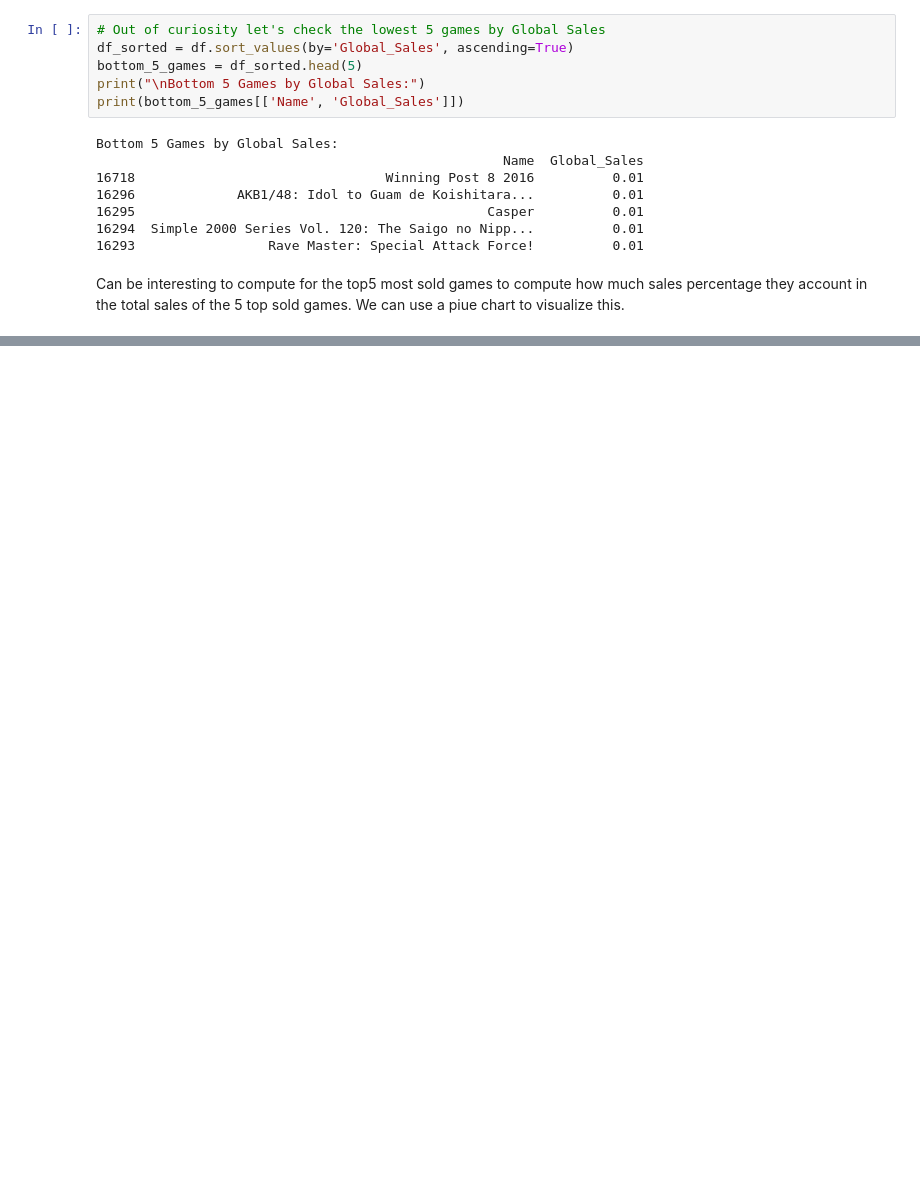
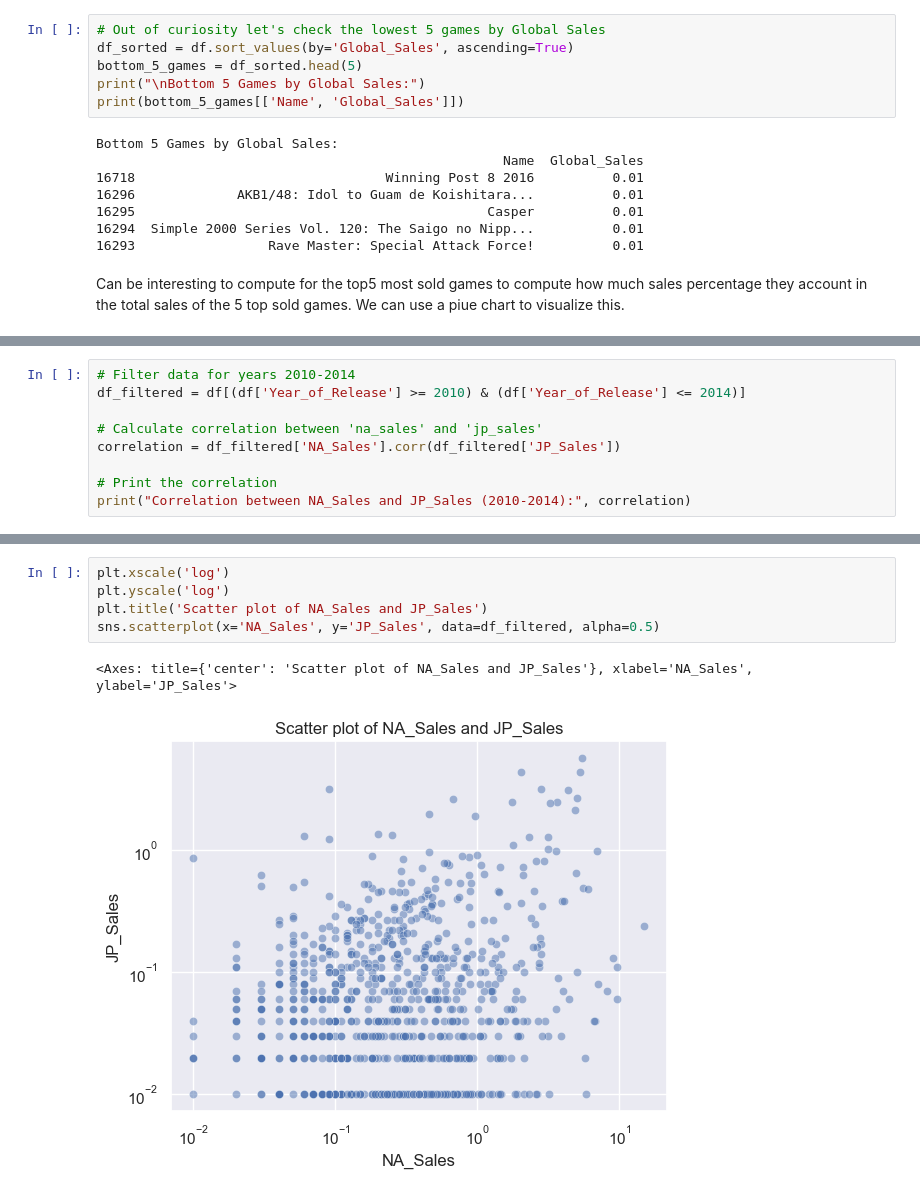
Before and after one commit to riccardopossier/Videogame_dataset, a Jupyter notebook: RiccardoPossieri_DPrepHDip_CA1.ipynb, the cells around one changed output, grey strips where cells are left out. Saved outputs shown, nothing was run; the diff lists cells and outputs as text; blank space fills up the shorter version.

```diff
--- a/RiccardoPossieri_DPrepHDip_CA1.ipynb
+++ b/RiccardoPossieri_DPrepHDip_CA1.ipynb
@@ -163,0 +174,9 @@ plt.pie(top5_sales_perc, labels=top_5_games['Name'].values, autopct='%1.1f%%');
+# %%
+# Filter data for years 2010-2014
+df_filtered = df[(df['Year_of_Release'] >= 2010) & (df['Year_of_Release'] <= 2014)]
+
+# Calculate correlation between 'na_sales' and 'jp_sales'
+correlation = df_filtered['NA_Sales'].corr(df_filtered['JP_Sales'])
+
+# Print the correlation
+print("Correlation between NA_Sales and JP_Sales (2010-2014):", correlation)
@@ -163,0 +191,8 @@ plt.pie(top5_sales_perc, labels=top_5_games['Name'].values, autopct='%1.1f%%');
+# %%
+plt.xscale('log')
+plt.yscale('log')
+plt.title('Scatter plot of NA_Sales and JP_Sales')
+sns.scatterplot(x='NA_Sales', y='JP_Sales', data=df_filtered, alpha=0.5)
+# %% [output]
+<Axes: title={'center': 'Scatter plot of NA_Sales and JP_Sales'}, xlabel='NA_Sales', ylabel='JP_Sales'>
+[figure, added]
```
Also changed, not shown: parts of 23 cells of this notebook.
